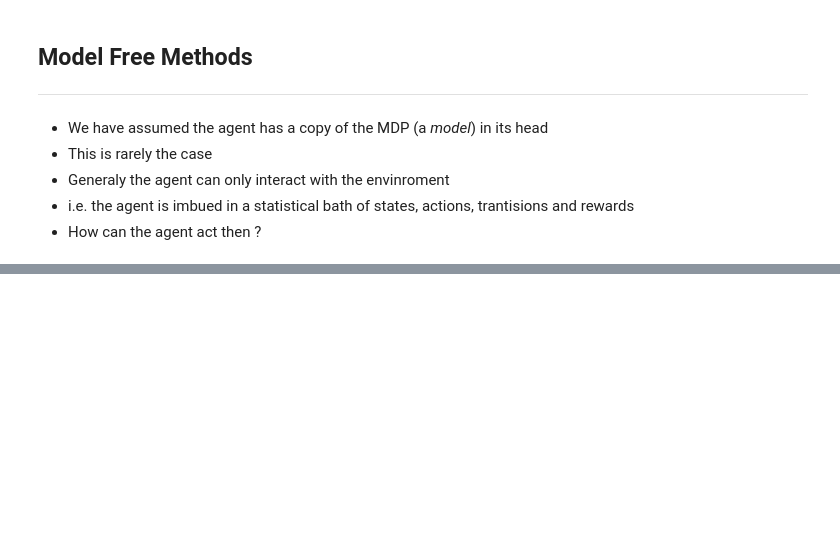
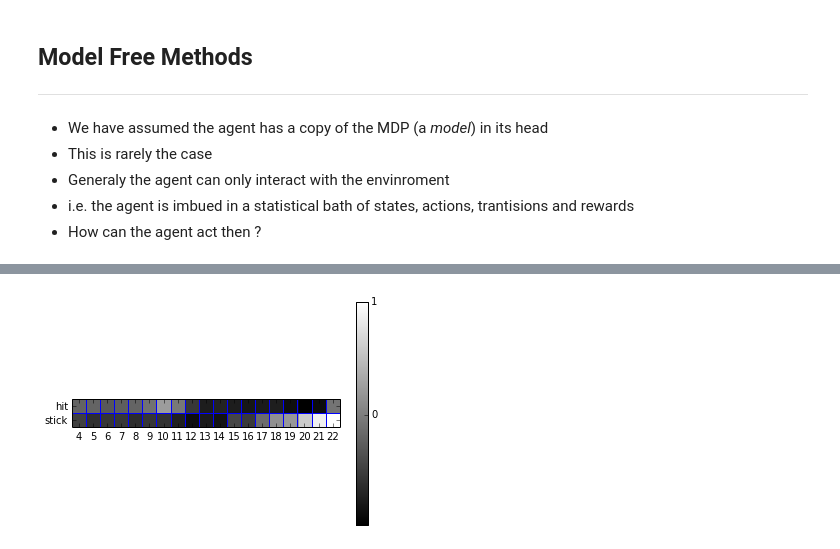
Before and after one commit to ssamot/RL_notebook, a Jupyter notebook: RL/RL.ipynb, the cells around one changed output, grey strips where cells are left out. Cells and saved outputs as stored; diff of their text form; code cells hidden in the pictures; blank space fills up the shorter version.

```diff
--- a/RL/RL.ipynb
+++ b/RL/RL.ipynb
@@ -445,0 +563,10 @@ Monte Carlo Control (2)
+# %%
+blackjack = SimpleBlackJack()
+agent = RLAgent(learning_rate=0.01, epsilon=0.01)
+blackjack.simulate(agent,200000,episodic=True)
+
+from visualisation import Visualiser
+vis = Visualiser()
+vis.Q(agent.Q, "RL-MC.png")
+# %% [output]
+[figure, added]
```
Also changed, not shown: parts of 16 cells of this notebook, 6 other files.
